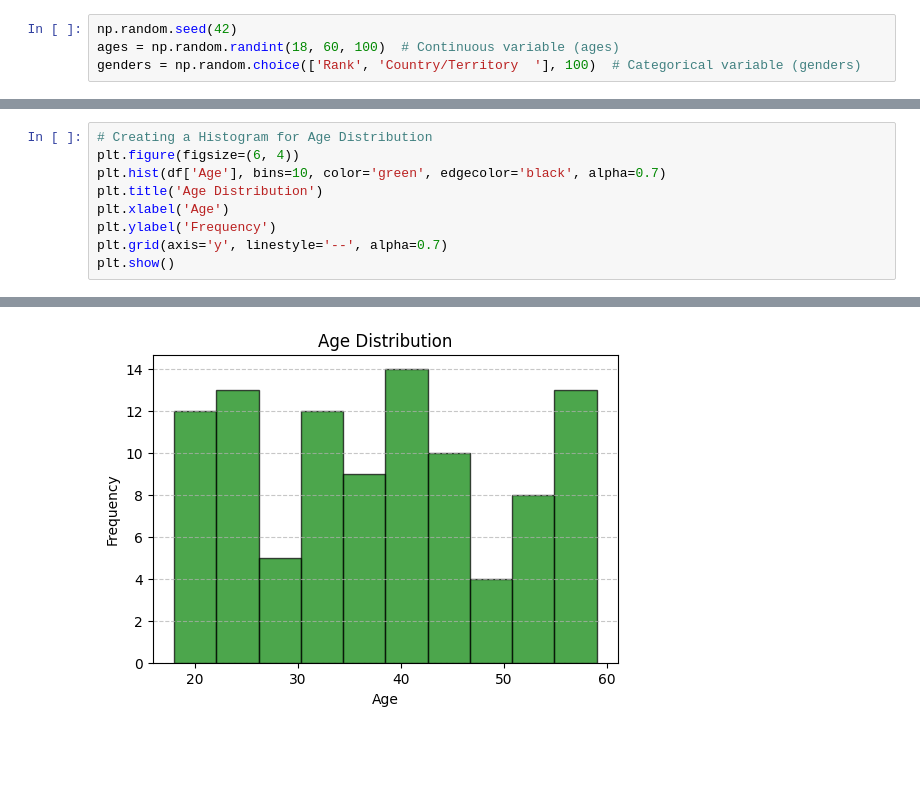
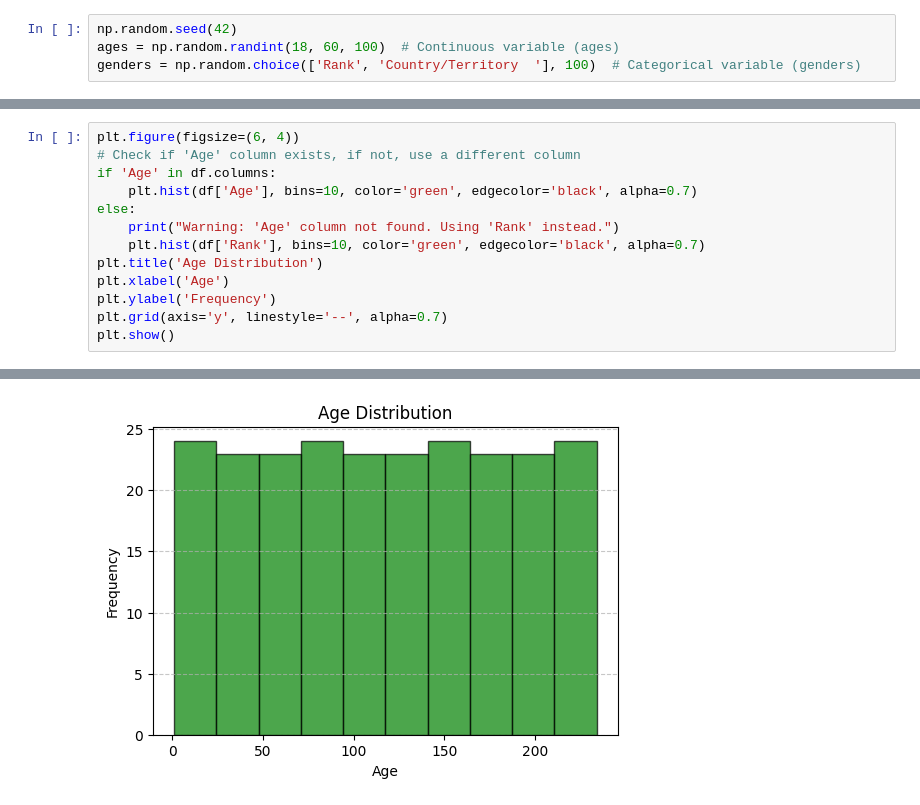
Before and after one commit to ragavarshini3/SCT_DS_TASKS, a Jupyter notebook: SCT_DS_Task01.ipynb, the cells around one changed output, grey strips where cells are left out. Cells and saved outputs as stored; diff of their text form; blank space fills up the shorter version.

```diff
--- a/SCT_DS_Task01.ipynb
+++ b/SCT_DS_Task01.ipynb
@@ -103,7 +192,11 @@ plt.show()
 # %%
-# Creating a Histogram for Age Distribution
 plt.figure(figsize=(6, 4))
-plt.hist(df['Age'], bins=10, color='green', edgecolor='black', alpha=0.7)
+# Check if 'Age' column exists, if not, use a different column
+if 'Age' in df.columns:
+    plt.hist(df['Age'], bins=10, color='green', edgecolor='black', alpha=0.7)
+else:
+    print("Warning: 'Age' column not found. Using 'Rank' instead.")
+    plt.hist(df['Rank'], bins=10, color='green', edgecolor='black', alpha=0.7)
 plt.title('Age Distribution')
 plt.xlabel('Age')
 plt.ylabel('Frequency')
@@ -113 +207 @@ plt.show()
-[figure, old version]
+[figure, new version]
```
Also changed, not shown: parts of 20 cells of this notebook.
